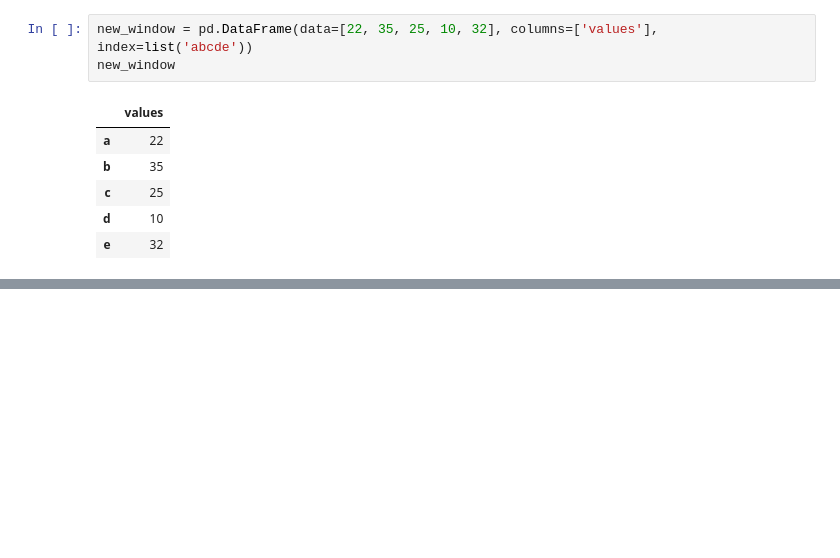
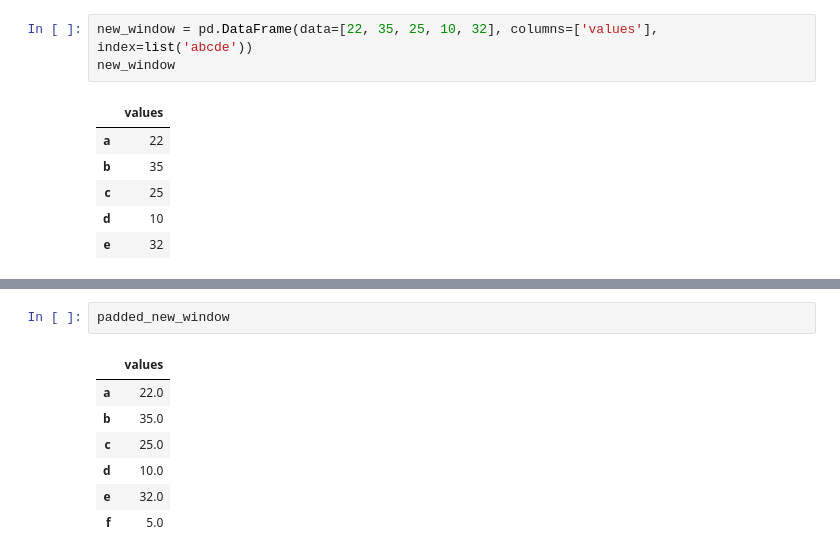
Before and after one commit to shaypal5/fossa, a Jupyter notebook: notebooks/basic_pred.ipynb, the cells around one changed output, grey strips where cells are left out. Drawn from its saved outputs; the diff is of its cells as text; blank space fills up the shorter version.

```diff
--- a/notebooks/basic_pred.ipynb
+++ b/notebooks/basic_pred.ipynb
@@ -128,0 +205,10 @@ new_window
+# %%
+padded_new_window
+# %% [output]
+|  | values |
+| a | 22.0 |
+| b | 35.0 |
+| c | 25.0 |
+| d | 10.0 |
+| e | 32.0 |
+| f | 5.0 |
```
Also changed, not shown: parts of 25 cells of this notebook, 5 other files.
